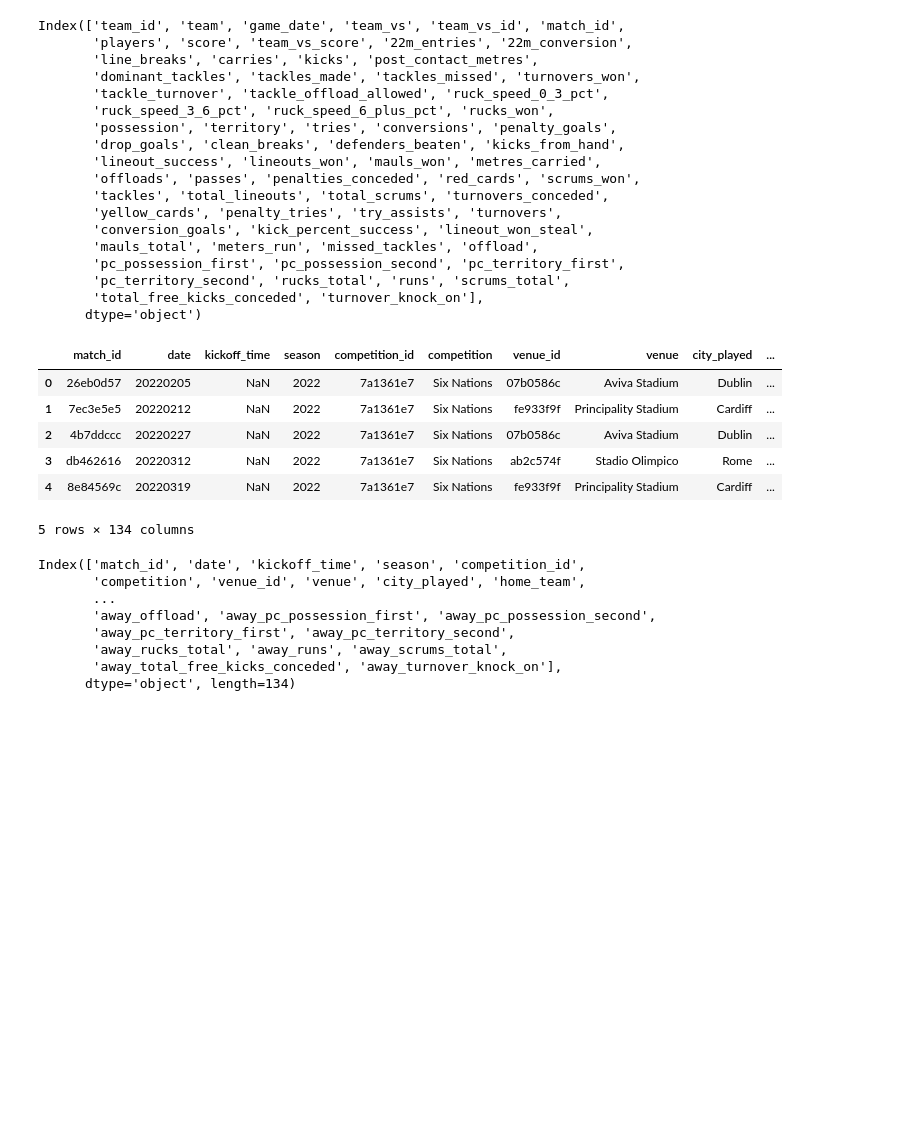
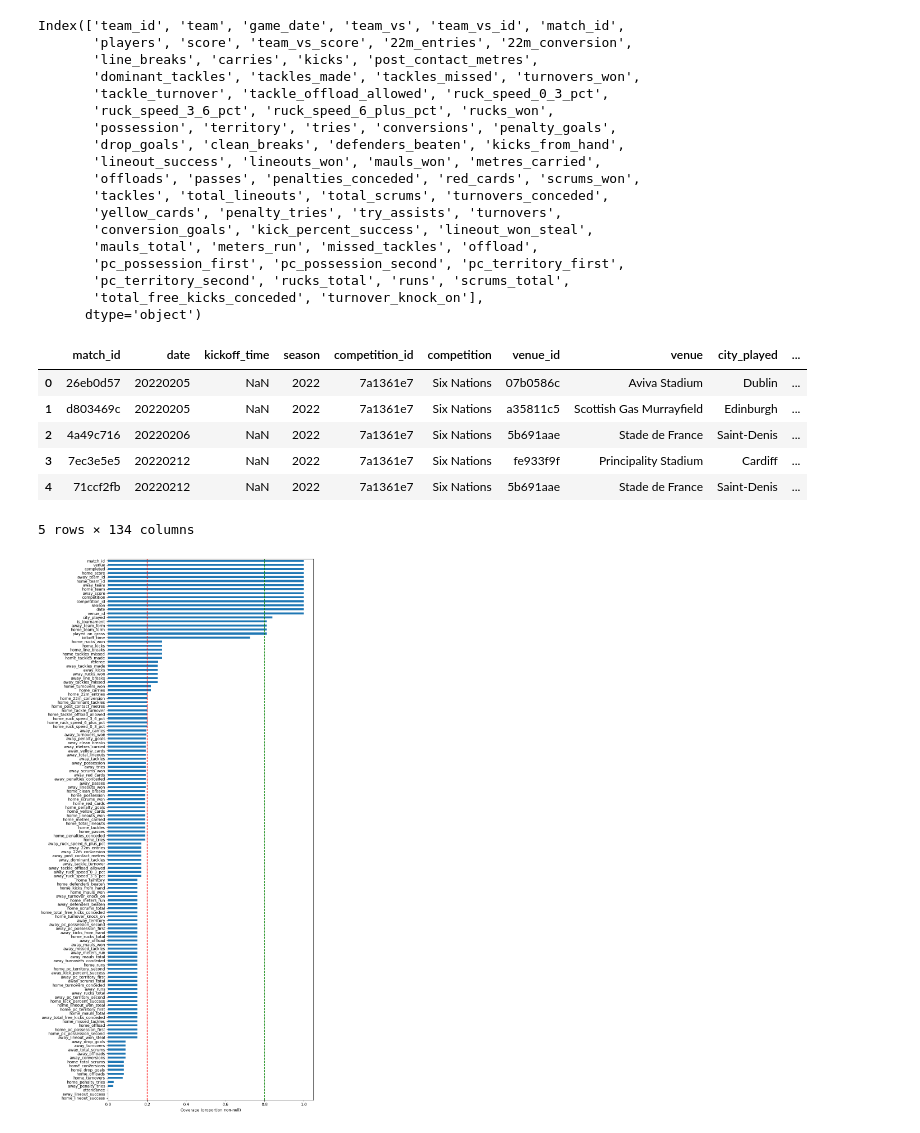
Before and after one commit to mycycler22/ghost_of_eden_park, a Jupyter notebook: rugby_experimental.ipynb, the cells around one changed output. Saved outputs shown, nothing was run; the diff lists cells and outputs as text; code cells hidden in the pictures; blank space fills up the shorter version.

```diff
--- a/rugby_experimental.ipynb
+++ b/rugby_experimental.ipynb
@@ -357,30 +358,26 @@ away_team_stats = team_stats.rename(columns={
 })
 
 
-match_details = pd.merge(matches, home_team_stats, on = ['match_id', 'home_team_id'])
+match_details = pd.merge(matches, home_team_stats, on = ['match_id', 'home_team_id'], how = 'left')
 
-match_details = match_details.merge(away_team_stats, on = ['match_id','away_team_id'])
+match_details = match_details.merge(away_team_stats, on = ['match_id','away_team_id'], how = 'left')
 # %%
-match_details.head()
+match_details.head(5)
 # %% [output]
 |  | match_id | date | kickoff_time | season | competition_id | competition | venue_id | venue | city_played | ... |
 | 0 | 26eb0d57 | 20220205 | NaN | 2022 | 7a1361e7 | Six Nations | 07b0586c | Aviva Stadium | Dublin | ... |
-| 1 | 7ec3e5e5 | 20220212 | NaN | 2022 | 7a1361e7 | Six Nations | fe933f9f | Principality Stadium | Cardiff | ... |
-| 2 | 4b7ddccc | 20220227 | NaN | 2022 | 7a1361e7 | Six Nations | 07b0586c | Aviva Stadium | Dublin | ... |
-| 3 | db462616 | 20220312 | NaN | 2022 | 7a1361e7 | Six Nations | ab2c574f | Stadio Olimpico | Rome | ... |
-| 4 | 8e84569c | 20220319 | NaN | 2022 | 7a1361e7 | Six Nations | fe933f9f | Principality Stadium | Cardiff | ... |
+| 1 | d803469c | 20220205 | NaN | 2022 | 7a1361e7 | Six Nations | a35811c5 | Scottish Gas Murrayfield | Edinburgh | ... |
+| 2 | 4a49c716 | 20220206 | NaN | 2022 | 7a1361e7 | Six Nations | 5b691aae | Stade de France | Saint-Denis | ... |
+| 3 | 7ec3e5e5 | 20220212 | NaN | 2022 | 7a1361e7 | Six Nations | fe933f9f | Principality Stadium | Cardiff | ... |
+| 4 | 71ccf2fb | 20220212 | NaN | 2022 | 7a1361e7 | Six Nations | 5b691aae | Stade de France | Saint-Denis | ... |
 5 rows × 134 columns
-# %%
-match_details.to_excel('fully_merged.xlsx', index=False)
-
-
-match_details.columns
-# %% [output]
-Index(['match_id', 'date', 'kickoff_time', 'season', 'competition_id',
-       'competition', 'venue_id', 'venue', 'city_played', 'home_team',
-       ...
-       'away_offload', 'away_pc_possession_first', 'away_pc_possession_second',
-       'away_pc_territory_first', 'away_pc_territory_second',
-       'away_rucks_total', 'away_runs', 'away_scrums_total',
-       'away_total_free_kicks_conceded', 'away_turnover_knock_on'],
-      dtype='object', length=134)
+# %%
+coverage = match_details.notna().mean().sort_values()
+coverage.plot(kind='barh', figsize=(10, 20))
+plt.axvline(0.20, color='red', linestyle='--', label='20% threshold')
+plt.axvline(0.80, color = 'green', linestyle = '--', label = '80% threshold')
+plt.xlabel('Coverage (proportion non-null)')
+plt.tight_layout()
+##plt.savefig('threshold.png')
+# %% [output]
+[figure, added]
```
Also changed, not shown: parts of 2 cells of this notebook.
